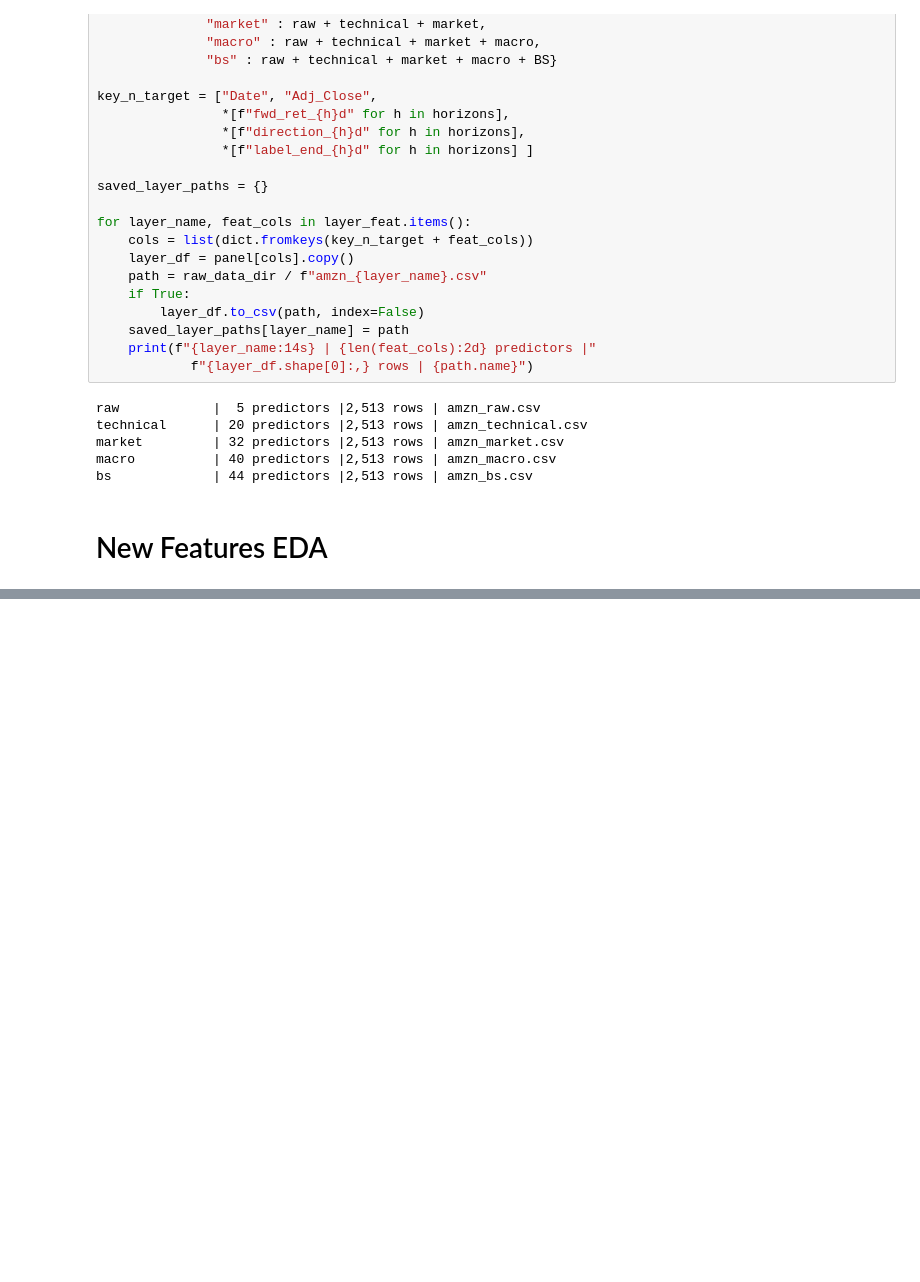
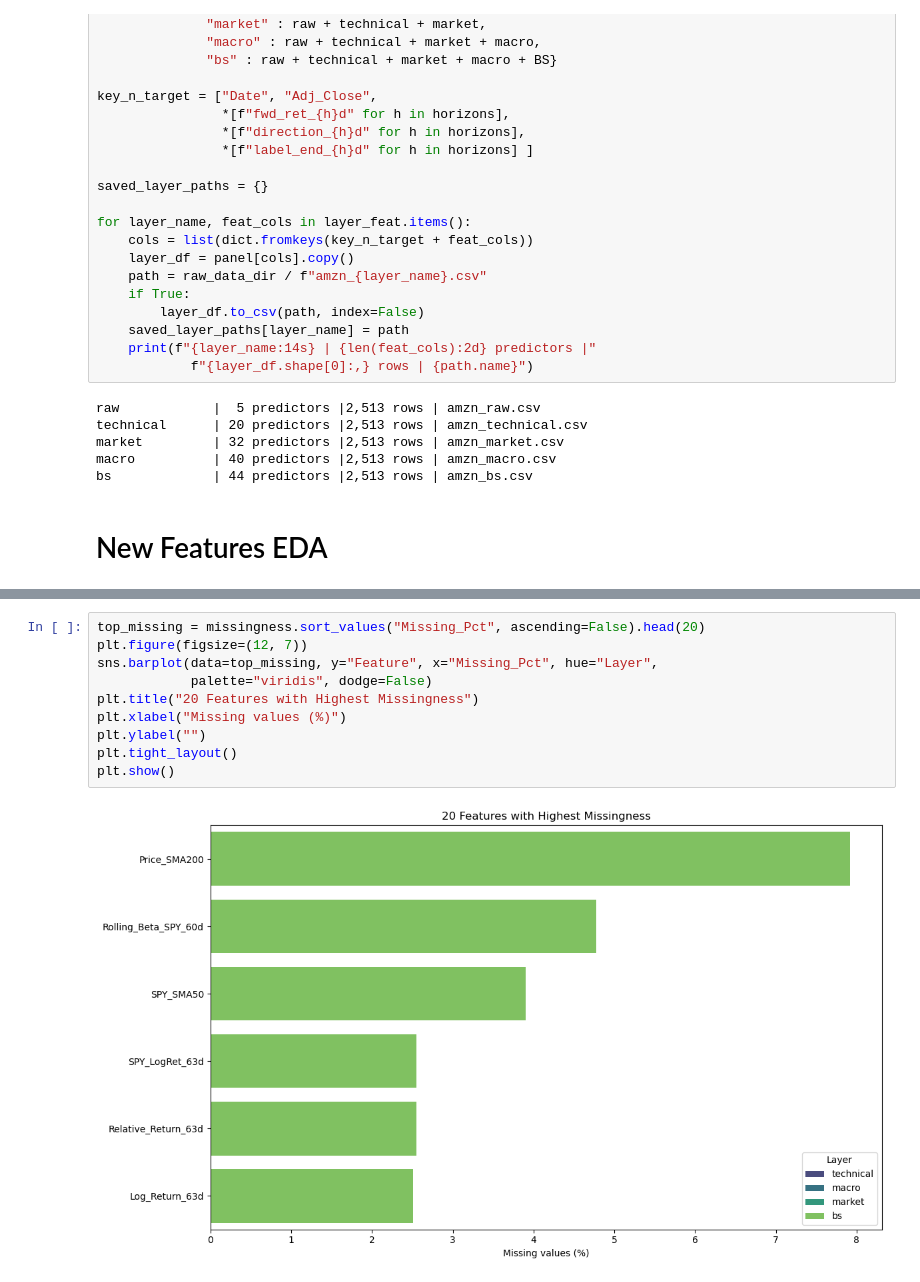
Before and after one commit to An-n-nie/CapSTOKED, a Jupyter notebook: notebooks/03_amzn_walk_forward_feature_layers.ipynb, the cells around one changed output, grey strips where cells are left out. Drawn from its saved outputs; the diff is of its cells as text; blank space fills up the shorter version.

```diff
--- a/notebooks/03_amzn_walk_forward_feature_layers.ipynb
+++ b/notebooks/03_amzn_walk_forward_feature_layers.ipynb
@@ -512,0 +566,12 @@ RANDOM_STATE =42
+# %%
+top_missing = missingness.sort_values("Missing_Pct", ascending=False).head(20)
+plt.figure(figsize=(12, 7))
+sns.barplot(data=top_missing, y="Feature", x="Missing_Pct", hue="Layer",
+            palette="viridis", dodge=False)
+plt.title("20 Features with Highest Missingness")
+plt.xlabel("Missing values (%)")
+plt.ylabel("")
+plt.tight_layout()
+plt.show()
+# %% [output]
+[figure, added]
```
Also changed, not shown: parts of 45 cells of this notebook.
